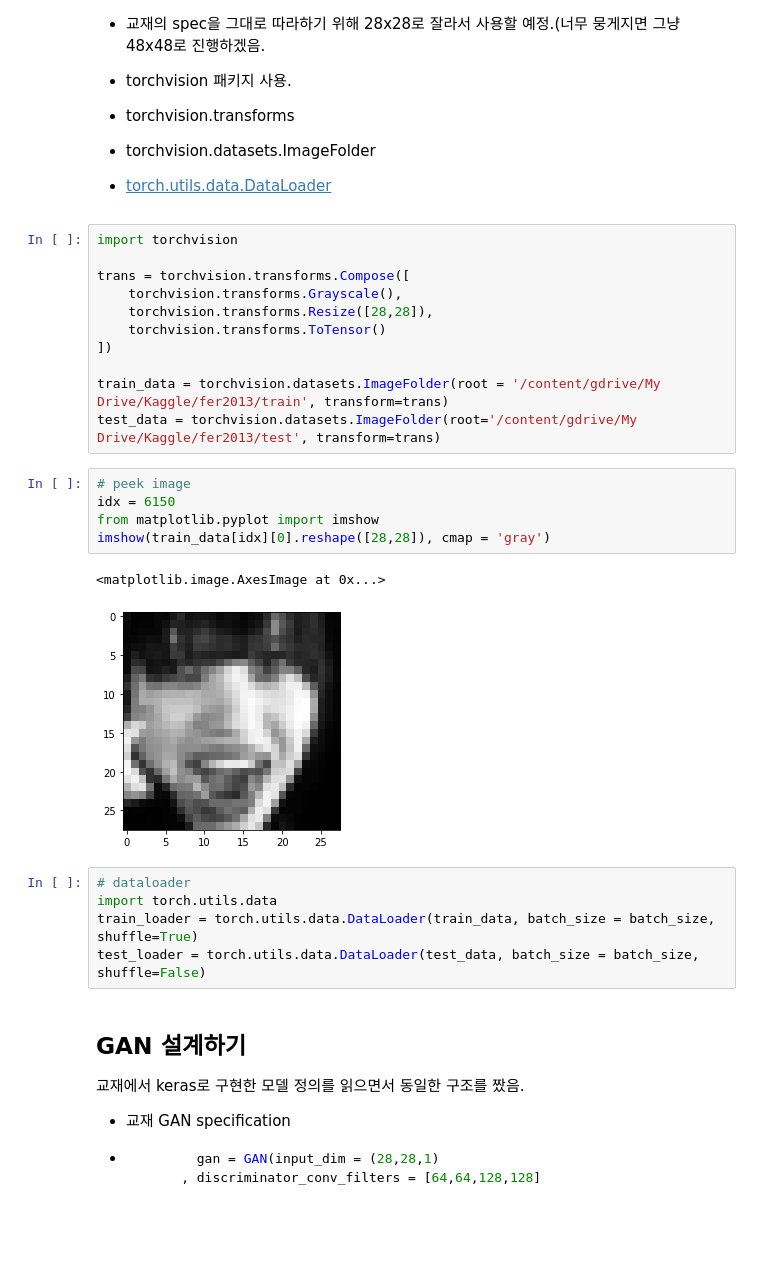
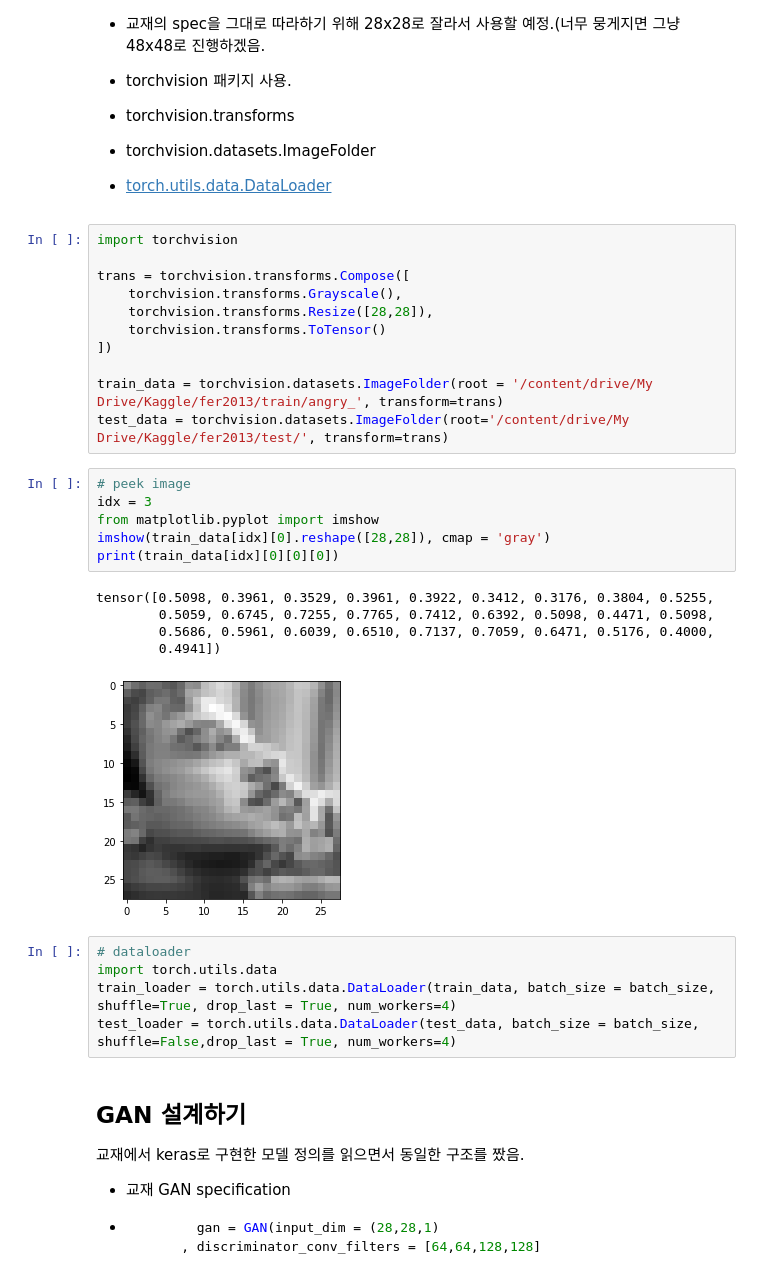
Before and after one commit to khodid/2020Evening, a Jupyter notebook: proj2_GAN.ipynb, the cells around one changed output. Cells and saved outputs as stored; diff of their text form; blank space fills up the shorter version.

```diff
--- a/proj2_GAN.ipynb
+++ b/proj2_GAN.ipynb
@@ -79,21 +84,25 @@ trans = torchvision.transforms.Compose([
     torchvision.transforms.ToTensor()
 ])
 
-train_data = torchvision.datasets.ImageFolder(root = '/content/gdrive/My Drive/Kaggle/fer2013/train', transform=trans)
-test_data = torchvision.datasets.ImageFolder(root='/content/gdrive/My Drive/Kaggle/fer2013/test', transform=trans)
+train_data = torchvision.datasets.ImageFolder(root = '/content/drive/My Drive/Kaggle/fer2013/train/angry_', transform=trans)
+test_data = torchvision.datasets.ImageFolder(root='/content/drive/My Drive/Kaggle/fer2013/test/', transform=trans)
 # %%
 # peek image
-idx = 6150
+idx = 3
 from matplotlib.pyplot import imshow
 imshow(train_data[idx][0].reshape([28,28]), cmap = 'gray')
+print(train_data[idx][0][0][0])
 # %% [output]
-<matplotlib.image.AxesImage at 0x...>
+tensor([0.5098, 0.3961, 0.3529, 0.3961, 0.3922, 0.3412, 0.3176, 0.3804, 0.5255,
+        0.5059, 0.6745, 0.7255, 0.7765, 0.7412, 0.6392, 0.5098, 0.4471, 0.5098,
+        0.5686, 0.5961, 0.6039, 0.6510, 0.7137, 0.7059, 0.6471, 0.5176, 0.4000,
+        0.4941])
-[figure, old version]
+[figure, new version]
 # %%
 # dataloader
 import torch.utils.data
-train_loader = torch.utils.data.DataLoader(train_data, batch_size = batch_size, shuffle=True)
-test_loader = torch.utils.data.DataLoader(test_data, batch_size = batch_size, shuffle=False)
+train_loader = torch.utils.data.DataLoader(train_data, batch_size = batch_size, shuffle=True, drop_last = True, num_workers=4)
+test_loader = torch.utils.data.DataLoader(test_data, batch_size = batch_size, shuffle=False,drop_last = True, num_workers=4)
 # %% [markdown]
 ## GAN 설계하기
 
```
Also changed, not shown: parts of 9 cells of this notebook.
